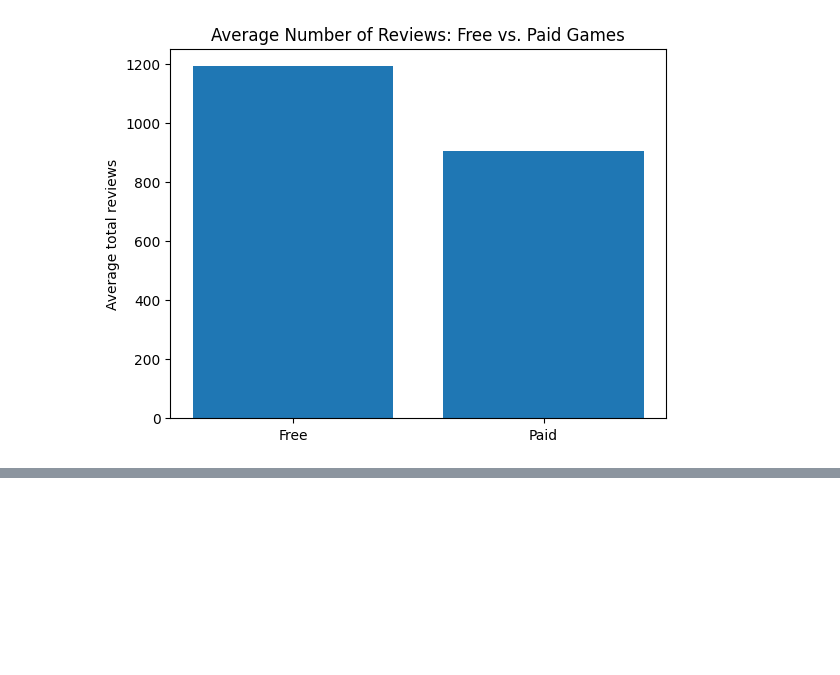
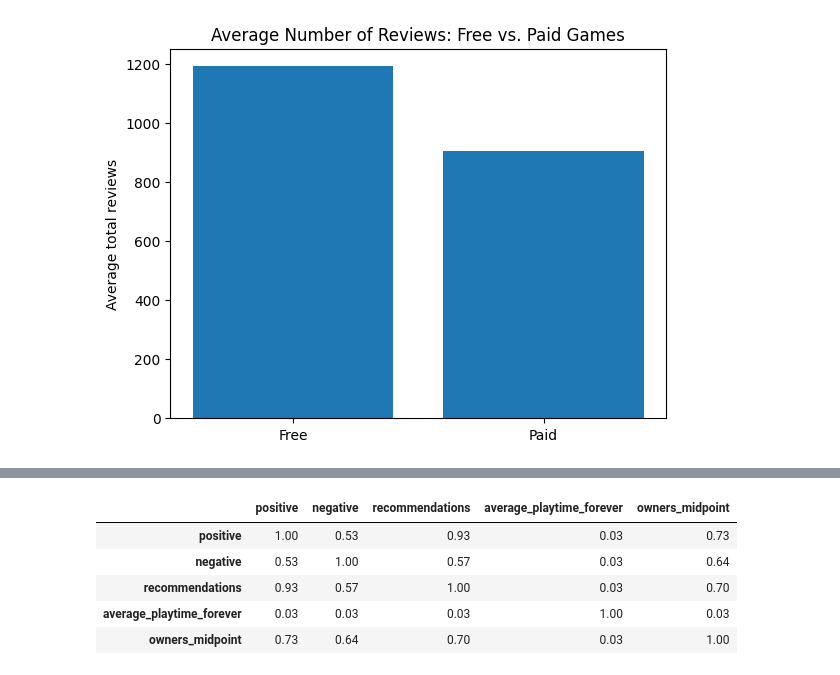
Before and after one commit to joshbaron42/Steam-Games-392, a Jupyter notebook: BUS392_Q1_Q4.ipynb, the cells around one changed output, grey strips where cells are left out. Drawn from its saved outputs; the diff is of its cells as text; code cells hidden in the pictures; blank space fills up the shorter version.

```diff
--- a/BUS392_Q1_Q4.ipynb
+++ b/BUS392_Q1_Q4.ipynb
@@ -101,0 +119,11 @@ plt.show()
+# %%
+columns = ["positive", "negative", "recommendations", "average_playtime_forever", "owners_midpoint"]
+corr_table = q4[columns].corr()
+corr_table.round(2)
+# %% [output]
+|  | positive | negative | recommendations | average_playtime_forever | owners_midpoint |
+| positive | 1.00 | 0.53 | 0.93 | 0.03 | 0.73 |
+| negative | 0.53 | 1.00 | 0.57 | 0.03 | 0.64 |
+| recommendations | 0.93 | 0.57 | 1.00 | 0.03 | 0.70 |
+| average_playtime_forever | 0.03 | 0.03 | 0.03 | 1.00 | 0.03 |
+| owners_midpoint | 0.73 | 0.64 | 0.70 | 0.03 | 1.00 |
```
Also changed, not shown: parts of 6 cells of this notebook.
